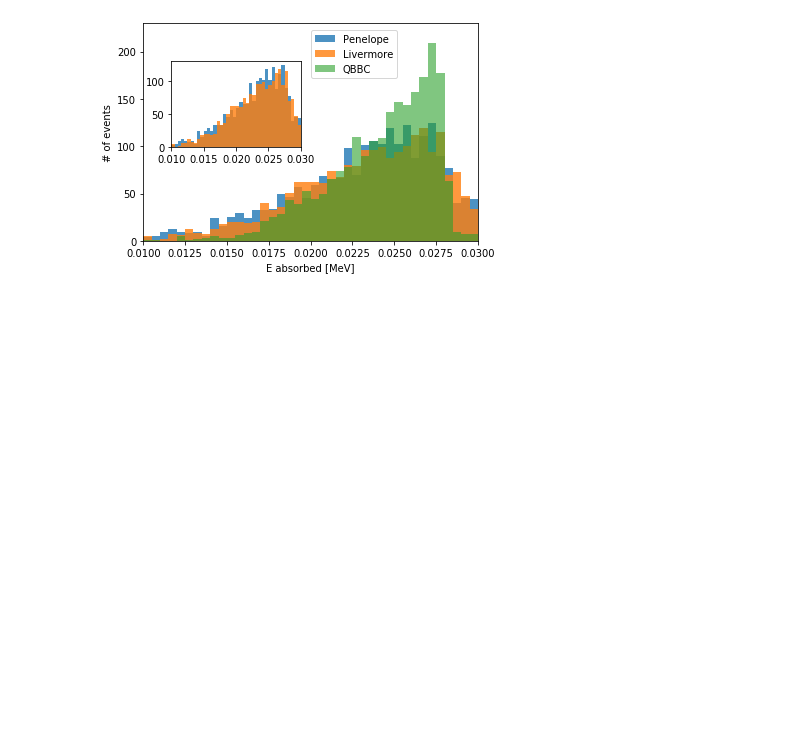
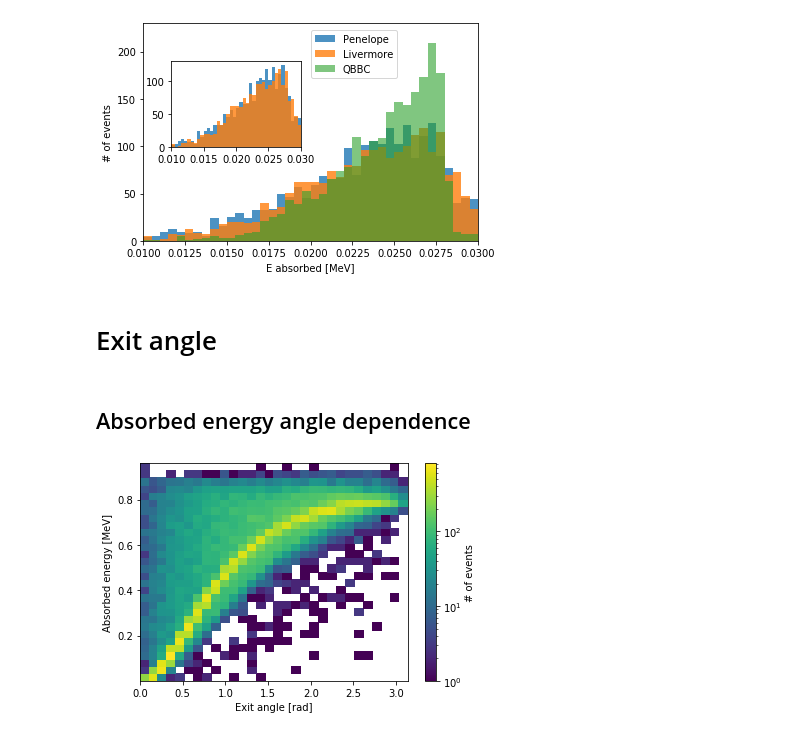
Before and after one commit to Balazzs/HPGECalorimeter, a Jupyter notebook: build/Untitled.ipynb, the cells around one changed output. Drawn from its saved outputs; the diff is of its cells as text; code cells hidden in the pictures; blank space fills up the shorter version.

Commit message:
exit angle logging + analysis

```diff
--- a/build/Untitled.ipynb
+++ b/build/Untitled.ipynb
@@ -164,3 +161,32 @@ plt.xlabel("");
 plt.savefig("physics_100keV.svg")
 # %% [output]
 [figure]
+# %% [markdown]
+# Exit angle
+# %% [markdown]
+## Absorbed energy angle dependence
+# %%
+def read_with_angle (dir_name):
+    data_with_angle = read_file(dir_name, column_names=["Energy", "Track_length", "p_X", "p_Y", "p_Z"])
+    data_with_angle["angle"] = np.arccos(np.dot(data_with_angle[["p_X", "p_Y", "p_Z"]], [0,0,1]))
+    return data_with_angle
+# %%
+def make_angle_vs_energy_plot (data):
+    sub_data = data[np.logical_and(data["Energy"] != data["Energy"].max(), data["Energy"] != 0.0)]
+
+    plt.hist2d(sub_data["angle"], sub_data["Energy"], bins=30, norm=LogNorm());
+    cbar = plt.colorbar()
+
+    plt.xlabel("Exit angle [rad]")
+    plt.ylabel("Absorbed energy [MeV]")
+    cbar.set_label("# of events")
+# %%
+data_10MeV_angle  = read_with_angle("exit_angle/10MeV/")
+data_1MeV_angle   = read_with_angle("exit_angle/1MeV/")
+data_511keV_angle = read_with_angle("exit_angle/511keV/")
+data_250keV_angle = read_with_angle("exit_angle/250keV/")
+data_100keV_angle = read_with_angle("exit_angle/100keV/")
+# %%
+make_angle_vs_energy_plot(data_1MeV_angle)
+# %% [output]
+[figure, added]
```
Also changed, not shown: parts of 6 cells of this notebook, 4 other files.
